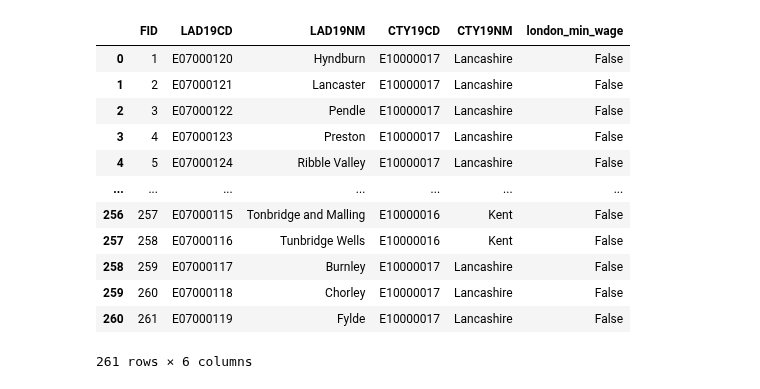
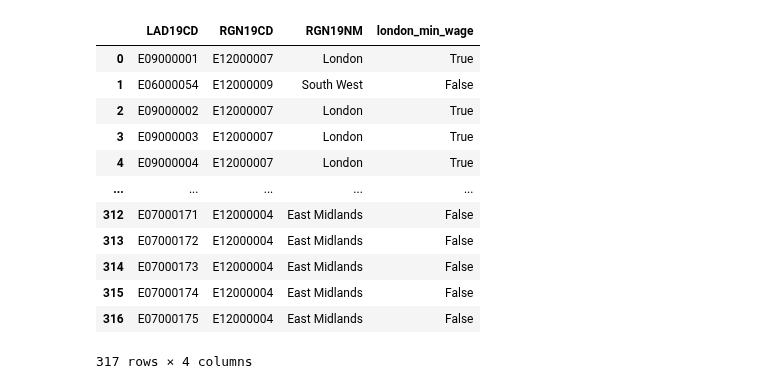
Before and after one commit to craig-shenton/nomis-workforce-clustering, a Jupyter notebook: nomis_data.ipynb, the cells around one changed output. Cells and saved outputs as stored; diff of their text form; code cells hidden in the pictures.

```diff
--- a/nomis_data.ipynb
+++ b/nomis_data.ipynb
@@ -184,21 +138,21 @@ df_claim_pivot
 # %%
 # London Min Wage
-url = 'https://opendata.arcgis.com/datasets/79c993a10398400bb025a00849a43dc0_0.csv'
+url = 'https://opendata.arcgis.com/datasets/3ba3daf9278f47daba0f561889c3521a_0.csv'
 
 df_london = pd.read_csv(url)
-df_london['london_min_wage'] = np.where((df_london['CTY19NM'] == 'Inner London') | (df_london['CTY19NM'] == 'Outer London'), True, False)
-df_london
+df_london['london_min_wage'] = np.where(df_london['RGN19NM'] == 'London', True, False)
+df_london.drop(list(df_london.filter(['FID','LAD19NM'])), axis = 1, inplace = True)
 # %% [output]
-|  | FID | LAD19CD | LAD19NM | CTY19CD | CTY19NM | london_min_wage |
-| 0 | 1 | E07000120 | Hyndburn | E10000017 | Lancashire | False |
-| 1 | 2 | E07000121 | Lancaster | E10000017 | Lancashire | False |
-| 2 | 3 | E07000122 | Pendle | E10000017 | Lancashire | False |
-| 3 | 4 | E07000123 | Preston | E10000017 | Lancashire | False |
-| 4 | 5 | E07000124 | Ribble Valley | E10000017 | Lancashire | False |
-| ... | ... | ... | ... | ... | ... | ... |
-| 256 | 257 | E07000115 | Tonbridge and Malling | E10000016 | Kent | False |
-| 257 | 258 | E07000116 | Tunbridge Wells | E10000016 | Kent | False |
-| 258 | 259 | E07000117 | Burnley | E10000017 | Lancashire | False |
-| 259 | 260 | E07000118 | Chorley | E10000017 | Lancashire | False |
-| 260 | 261 | E07000119 | Fylde | E10000017 | Lancashire | False |
+|  | LAD19CD | RGN19CD | RGN19NM | london_min_wage |
+| 0 | E09000001 | E12000007 | London | True |
+| 1 | E06000054 | E12000009 | South West | False |
+| 2 | E09000002 | E12000007 | London | True |
+| 3 | E09000003 | E12000007 | London | True |
+| 4 | E09000004 | E12000007 | London | True |
+| ... | ... | ... | ... | ... |
+| 312 | E07000171 | E12000004 | East Midlands | False |
+| 313 | E07000172 | E12000004 | East Midlands | False |
+| 314 | E07000173 | E12000004 | East Midlands | False |
+| 315 | E07000174 | E12000004 | East Midlands | False |
+| 316 | E07000175 | E12000004 | East Midlands | False |
-261 rows × 6 columns
+317 rows × 4 columns
```
Also changed, not shown: parts of 13 cells of this notebook, 2 other files.
